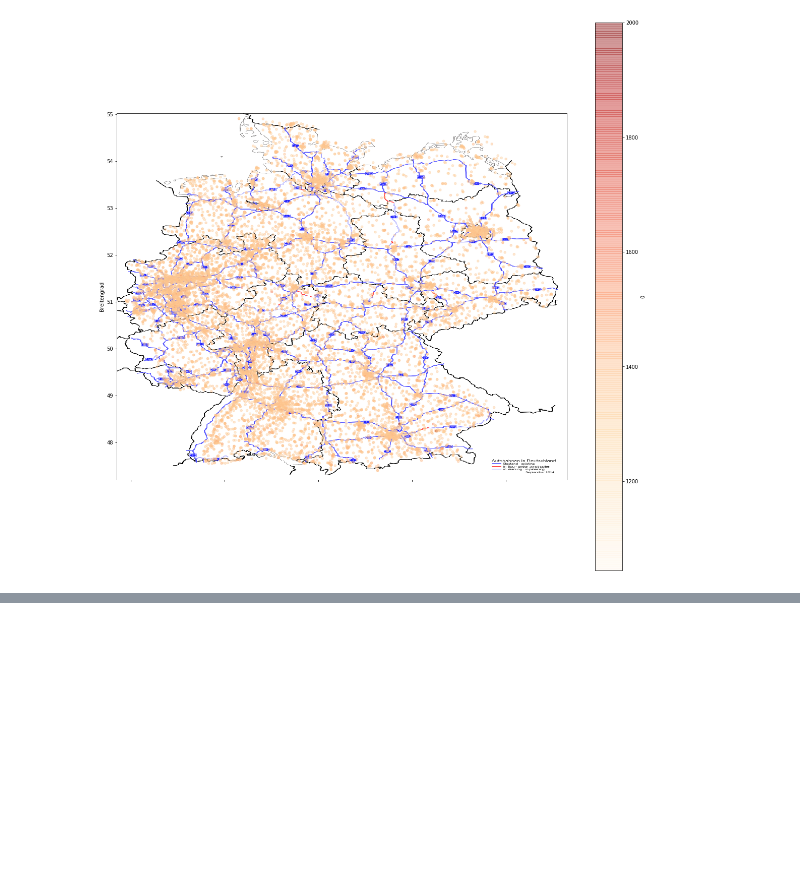
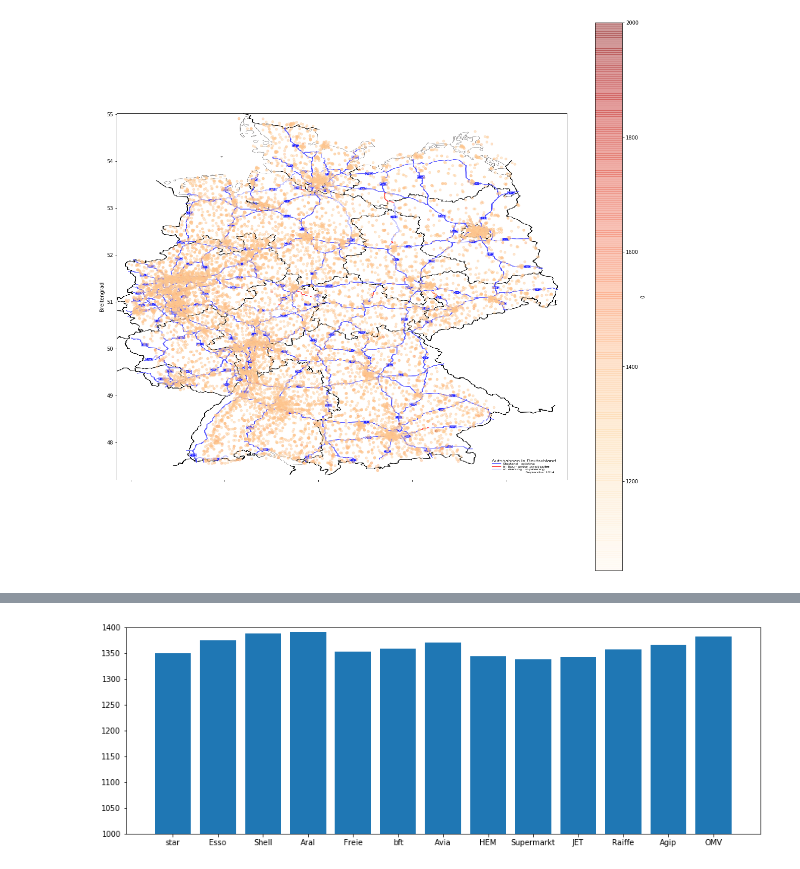
Before and after one commit to RobinBaumann/InformatiCup2018, a Jupyter notebook: DataExploration/Data_Exploration.ipynb, the cells around one changed output, grey strips where cells are left out. Saved outputs shown, nothing was run; the diff lists cells and outputs as text; code cells hidden in the pictures; blank space fills up the shorter version.

Commit message:
sorted gas stations by brand

```diff
--- a/DataExploration/Data_Exploration.ipynb
+++ b/DataExploration/Data_Exploration.ipynb
@@ -116,11 +116,12 @@ data.head(10)
 # %%
 from collections import defaultdict
 
+#brands from https://benzinpreis.de/statistik.phtml
 important_brands = ["Agip", "Aral", "Avia", "Esso", "bft", "Freie", "HEM", "JET", "Oili", "OMV", "Raiffe", "SBTank", "Shell", "star", "Supermarkt"]
 
 def prices_of_station(station_id):
     historic_prices = load_historic_prices(station_id)
-    return historic_prices[1]
+    return historic_prices[1].mean()
 
 
 def group_brands(resulting_brands, gas_stations):
@@ -129,15 +130,11 @@ def group_brands(resulting_brands, gas_stations):
         for r in resulting_brands:
             if r.lower() not in str(row['brand']).lower():
                 continue
-            stations[r].append(prices_of_station(int(row['id'])))
+            else:
+                stations[r].append(prices_of_station(int(row['id'])))
     return stations
 
 brands = group_brands(important_brands, clean_gas_stations)
 brands_mean = {}
 for key in brands:
     brands_mean[key] = np.mean(brands[key])
-
-for k, v in brands_mean.most_common(3):
-    print('%s: %i' % (k, v))
-
-# data.groupby("brand")[0].mean().plot(kind="barh", figsize=(5, 150))
@@ -143,0 +158,11 @@ for k, v in brands_mean.most_common(3):
+# %%
+ax = plt.figure(figsize=(15,5))
+
+ax = plt.bar(range(len(brands_mean)), brands_mean.values(), align='center')
+plt.xticks(range(len(brands_mean)), brands_mean.keys())
+
+plt.ylim(1000,1400)
+
+plt.show()
+# %% [output]
+[figure, added]
```
Also changed, not shown: parts of 1 cell of this notebook.
